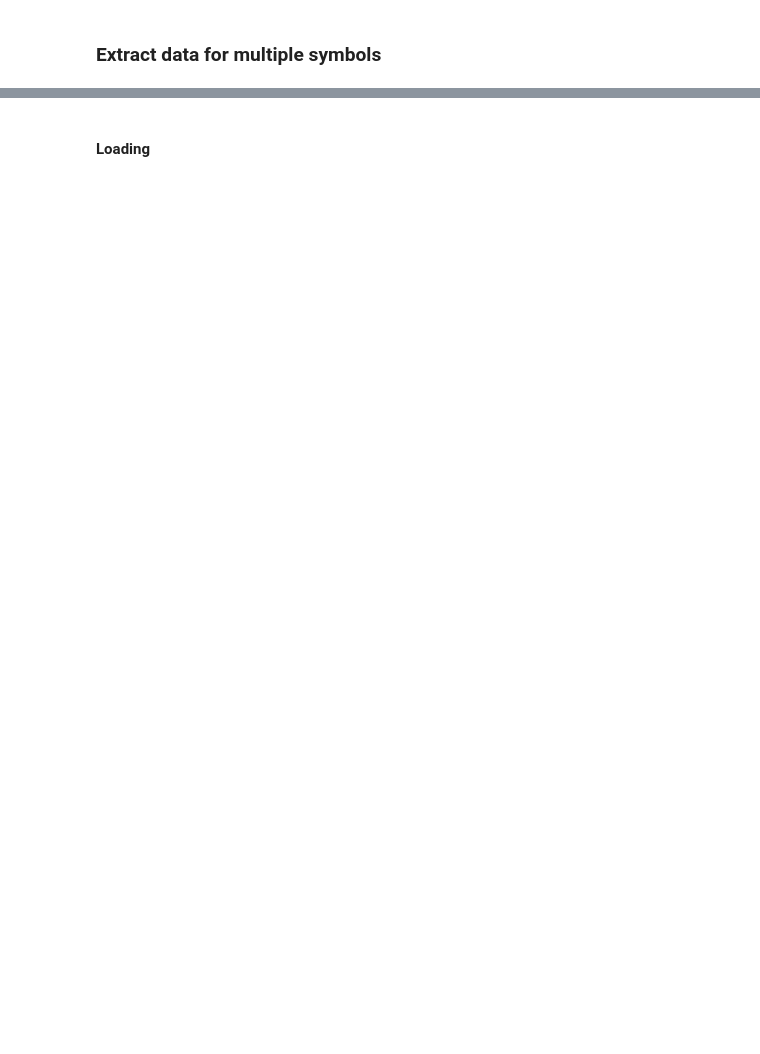
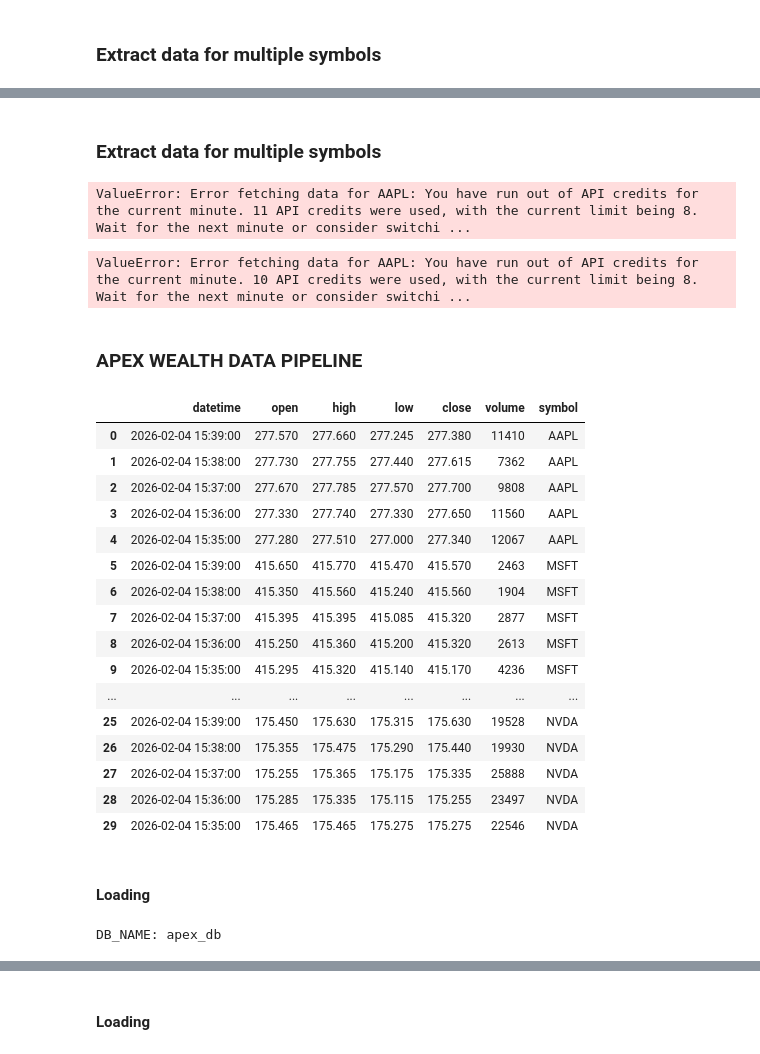
Before and after one commit to Only1judhy/apex_pipeline, a Jupyter notebook: api_pipeline.ipynb, the cells around one changed output, grey strips where cells are left out. Drawn from its saved outputs; the diff is of its cells as text; code cells hidden in the pictures; blank space fills up the shorter version.

```diff
--- a/api_pipeline.ipynb
+++ b/api_pipeline.ipynb
@@ -167,0 +296,2 @@ all_data
+# %% [markdown]
+### Extract data for multiple symbols
@@ -167,0 +316,51 @@ all_data
+# %%
+symbols = ['AAPL', 'MSFT', 'GOOGL', 'AMZN', 'TSLA', 'NVDA', 'NFLX', 'DIS']
+
+for symbol in symbols:
+    data = fetch_data(symbol, api_key)
+    df = transform_data(data)
+    df['symbol'] = symbol
+    all_data.append(df)
+
+all_data
+# %% [output]
+ValueError: Error fetching data for AAPL: You have run out of API credits for the current minute. 11 API credits were used, with the current limit being 8. Wait for the next minute or consider switchi ...
+# %%
+symbols = ['AAPL', 'MSFT', 'GOOGL', 'AMZN', 'TSLA', 'NVDA', 'NFLX', 'DIS',]
+
+for symbol in symbols:
+    data = fetch_data(symbol, api_key)
+    df = transform_data(data)
+    df['symbol'] = symbol
+    all_data.append(df)
+
+all_data
+# %% [output]
+ValueError: Error fetching data for AAPL: You have run out of API credits for the current minute. 10 API credits were used, with the current limit being 8. Wait for the next minute or consider switchi ...
+# %%
+#concat - joining or stacking all the dataframes together
+all_df = pd.concat(all_data, ignore_index=True)
+# %% [markdown]
+### APEX WEALTH DATA PIPELINE
+# %%
+all_df
+# %% [output]
+|  | datetime | open | high | low | close | volume | symbol |
+| 0 | 2026-02-04 15:39:00 | 277.570 | 277.660 | 277.245 | 277.380 | 11410 | AAPL |
+| 1 | 2026-02-04 15:38:00 | 277.730 | 277.755 | 277.440 | 277.615 | 7362 | AAPL |
+| 2 | 2026-02-04 15:37:00 | 277.670 | 277.785 | 277.570 | 277.700 | 9808 | AAPL |
+| 3 | 2026-02-04 15:36:00 | 277.330 | 277.740 | 277.330 | 277.650 | 11560 | AAPL |
+| 4 | 2026-02-04 15:35:00 | 277.280 | 277.510 | 277.000 | 277.340 | 12067 | AAPL |
+| 5 | 2026-02-04 15:39:00 | 415.650 | 415.770 | 415.470 | 415.570 | 2463 | MSFT |
+| 6 | 2026-02-04 15:38:00 | 415.350 | 415.560 | 415.240 | 415.560 | 1904 | MSFT |
+| 7 | 2026-02-04 15:37:00 | 415.395 | 415.395 | 415.085 | 415.320 | 2877 | MSFT |
+| 8 | 2026-02-04 15:36:00 | 415.250 | 415.360 | 415.200 | 415.320 | 2613 | MSFT |
+| 9 | 2026-02-04 15:35:00 | 415.295 | 415.320 | 415.140 | 415.170 | 4236 | MSFT |
+| ... | ... | ... | ... | ... | ... | ... | ... |
+| 25 | 2026-02-04 15:39:00 | 175.450 | 175.630 | 175.315 | 175.630 | 19528 | NVDA |
+| 26 | 2026-02-04 15:38:00 | 175.355 | 175.475 | 175.290 | 175.440 | 19930 | NVDA |
+| 27 | 2026-02-04 15:37:00 | 175.255 | 175.365 | 175.175 | 175.335 | 25888 | NVDA |
+| 28 | 2026-02-04 15:36:00 | 175.285 | 175.335 | 175.115 | 175.255 | 23497 | NVDA |
+| 29 | 2026-02-04 15:35:00 | 175.465 | 175.465 | 175.275 | 175.275 | 22546 | NVDA |
+# %% [markdown]
+#### Loading
@@ -167,0 +374,12 @@ all_data
+# %%
+import os
+from dotenv import load_dotenv
+
+# Load the .env file
+load_dotenv(dotenv_path="C:/full/path/to/your/project/.env")  # change this to your actual path
+
+# Get DB_NAME
+DB_NAME = os.getenv("DB_NAME")
+print("DB_NAME:", DB_NAME)
+# %% [output]
+DB_NAME: apex_db
```
Also changed, not shown: parts of 32 cells of this notebook.
